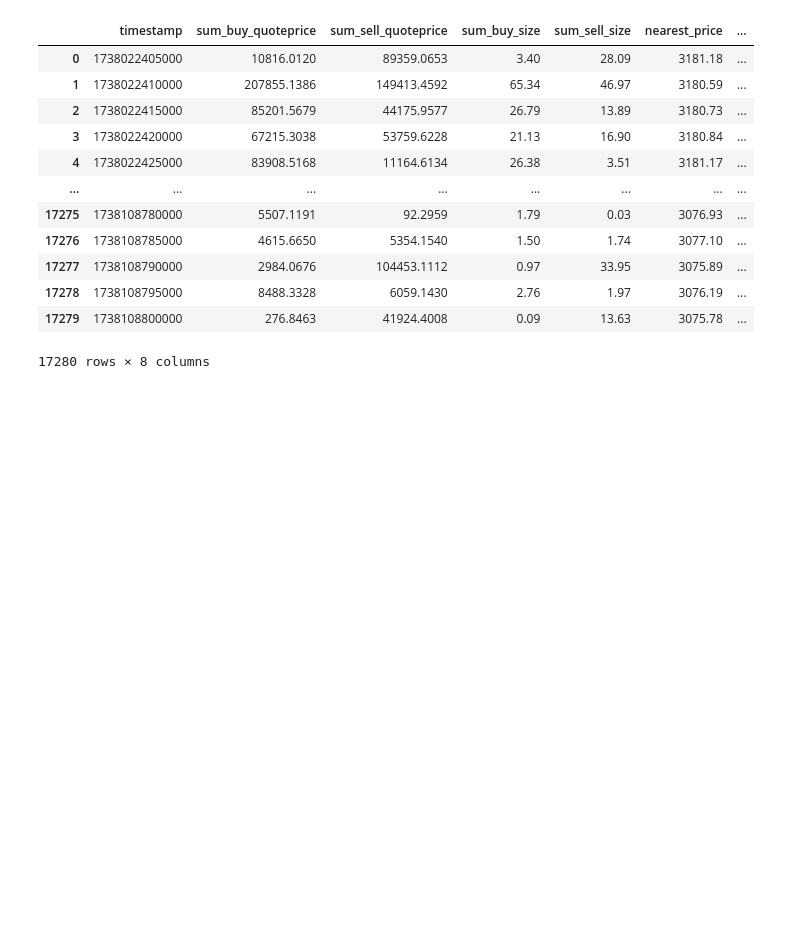
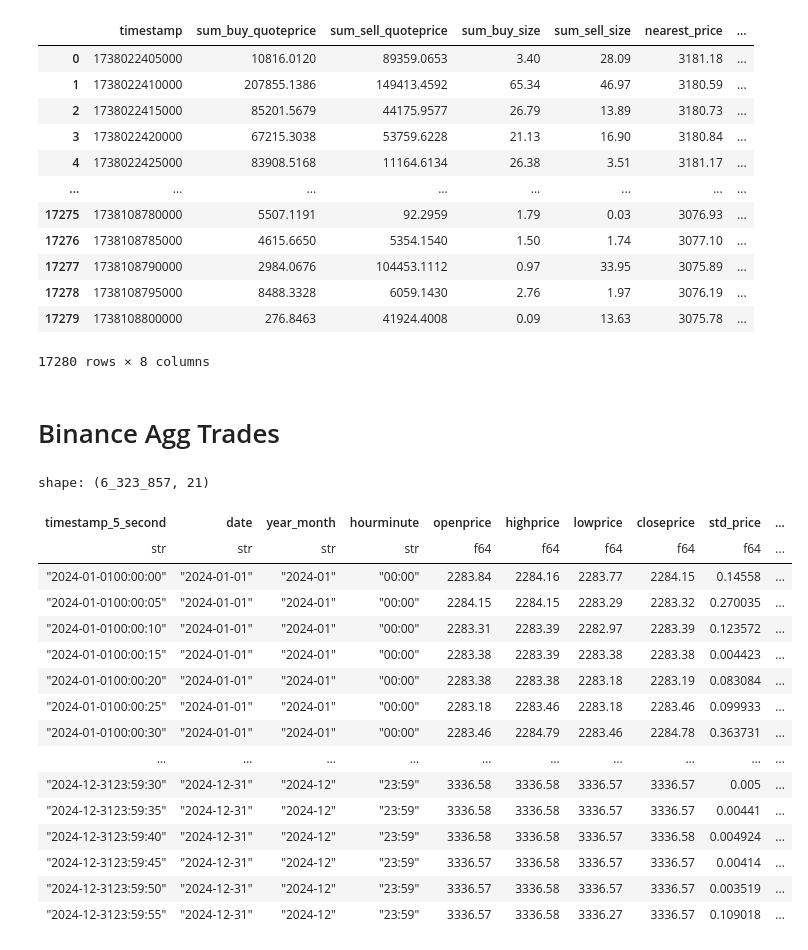
Before and after one commit to rheza-bitwyre/local-share-2, a Jupyter notebook: 06_trades_and_orderbooks/02_read_aggtrades_and_clean.ipynb, the cells around one changed output. Cells and saved outputs as stored; diff of their text form; code cells hidden in the pictures; blank space fills up the shorter version.

```diff
--- a/06_trades_and_orderbooks/02_read_aggtrades_and_clean.ipynb
+++ b/06_trades_and_orderbooks/02_read_aggtrades_and_clean.ipynb
@@ -210,3 +347,5 @@ df_summary
 17280 rows × 8 columns
 # %%
 df_summary.to_csv('cleaned_trades_20250128.csv', index=False)
+# %% [markdown]
+# Binance Agg Trades
@@ -212,0 +368,45 @@ df_summary.to_csv('cleaned_trades_20250128.csv', index=False)
+# %%
+# List of Parquet file paths
+file_paths_eth = [
+    "/home/ubuntu/trades_data/binance/perps_ethusdt/aggtrades_data_5_sec/ETH_USDT_AGGTRADES_PERPS_2024-01_5_sec.parquet",
+    "/home/ubuntu/trades_data/binance/perps_ethusdt/aggtrades_data_5_sec/ETH_USDT_AGGTRADES_PERPS_2024-02_5_sec.parquet",
+    "/home/ubuntu/trades_data/binance/perps_ethusdt/aggtrades_data_5_sec/ETH_USDT_AGGTRADES_PERPS_2024-03_5_sec.parquet",
+    "/home/ubuntu/trades_data/binance/perps_ethusdt/aggtrades_data_5_sec/ETH_USDT_AGGTRADES_PERPS_2024-04_5_sec.parquet",
+    "/home/ubuntu/trades_data/binance/perps_ethusdt/aggtrades_data_5_sec/ETH_USDT_AGGTRADES_PERPS_2024-05_5_sec.parquet",
+    "/home/ubuntu/trades_data/binance/perps_ethusdt/aggtrades_data_5_sec/ETH_USDT_AGGTRADES_PERPS_2024-06_5_sec.parquet",
+    "/home/ubuntu/trades_data/binance/perps_ethusdt/aggtrades_data_5_sec/ETH_USDT_AGGTRADES_PERPS_2024-07_5_sec.parquet",
+    "/home/ubuntu/trades_data/binance/perps_ethusdt/aggtrades_data_5_sec/ETH_USDT_AGGTRADES_PERPS_2024-08_5_sec.parquet",
+    "/home/ubuntu/trades_data/binance/perps_ethusdt/aggtrades_data_5_sec/ETH_USDT_AGGTRADES_PERPS_2024-09_5_sec.parquet",
+    "/home/ubuntu/trades_data/binance/perps_ethusdt/aggtrades_data_5_sec/ETH_USDT_AGGTRADES_PERPS_2024-10_5_sec.parquet",
+    "/home/ubuntu/trades_data/binance/perps_ethusdt/aggtrades_data_5_sec/ETH_USDT_AGGTRADES_PERPS_2024-11_5_sec.parquet",
+    "/home/ubuntu/trades_data/binance/perps_ethusdt/aggtrades_data_5_sec/ETH_USDT_AGGTRADES_PERPS_2024-12_5_sec.parquet"
+]
+# %%
+# Function to read data from multiple files (combined)
+def read_data_from_files(file_paths):
+    dfs = []
+    for path in file_paths:
+        df = pl.read_parquet(path)
+        dfs.append(df)
+    return pl.concat(dfs)
+
+dfs = read_data_from_files(file_paths_eth)
+dfs
+# %% [output]
+shape: (6_323_857, 21)
+| timestamp_5_second | date | year_month | hourminute | openprice | highprice | lowprice | closeprice | std_price | ... |
+| str | str | str | str | f64 | f64 | f64 | f64 | f64 | ... |
+| "2024-01-0100:00:00" | "2024-01-01" | "2024-01" | "00:00" | 2283.84 | 2284.16 | 2283.77 | 2284.15 | 0.14558 | ... |
+| "2024-01-0100:00:05" | "2024-01-01" | "2024-01" | "00:00" | 2284.15 | 2284.15 | 2283.29 | 2283.32 | 0.270035 | ... |
+| "2024-01-0100:00:10" | "2024-01-01" | "2024-01" | "00:00" | 2283.31 | 2283.39 | 2282.97 | 2283.39 | 0.123572 | ... |
+| "2024-01-0100:00:15" | "2024-01-01" | "2024-01" | "00:00" | 2283.38 | 2283.39 | 2283.38 | 2283.38 | 0.004423 | ... |
+| "2024-01-0100:00:20" | "2024-01-01" | "2024-01" | "00:00" | 2283.38 | 2283.38 | 2283.18 | 2283.19 | 0.083084 | ... |
+| "2024-01-0100:00:25" | "2024-01-01" | "2024-01" | "00:00" | 2283.18 | 2283.46 | 2283.18 | 2283.46 | 0.099933 | ... |
+| "2024-01-0100:00:30" | "2024-01-01" | "2024-01" | "00:00" | 2283.46 | 2284.79 | 2283.46 | 2284.78 | 0.363731 | ... |
+| … | … | … | … | … | … | … | … | … | ... |
+| "2024-12-3123:59:30" | "2024-12-31" | "2024-12" | "23:59" | 3336.58 | 3336.58 | 3336.57 | 3336.57 | 0.005 | ... |
+| "2024-12-3123:59:35" | "2024-12-31" | "2024-12" | "23:59" | 3336.58 | 3336.58 | 3336.57 | 3336.57 | 0.00441 | ... |
+| "2024-12-3123:59:40" | "2024-12-31" | "2024-12" | "23:59" | 3336.58 | 3336.58 | 3336.57 | 3336.58 | 0.004924 | ... |
+| "2024-12-3123:59:45" | "2024-12-31" | "2024-12" | "23:59" | 3336.57 | 3336.58 | 3336.57 | 3336.57 | 0.00414 | ... |
+| "2024-12-3123:59:50" | "2024-12-31" | "2024-12" | "23:59" | 3336.57 | 3336.58 | 3336.57 | 3336.57 | 0.003519 | ... |
+| "2024-12-3123:59:55" | "2024-12-31" | "2024-12" | "23:59" | 3336.57 | 3336.58 | 3336.27 | 3336.57 | 0.109018 | ... |
```
Also changed, not shown: parts of 13 cells of this notebook, 8 other files.
